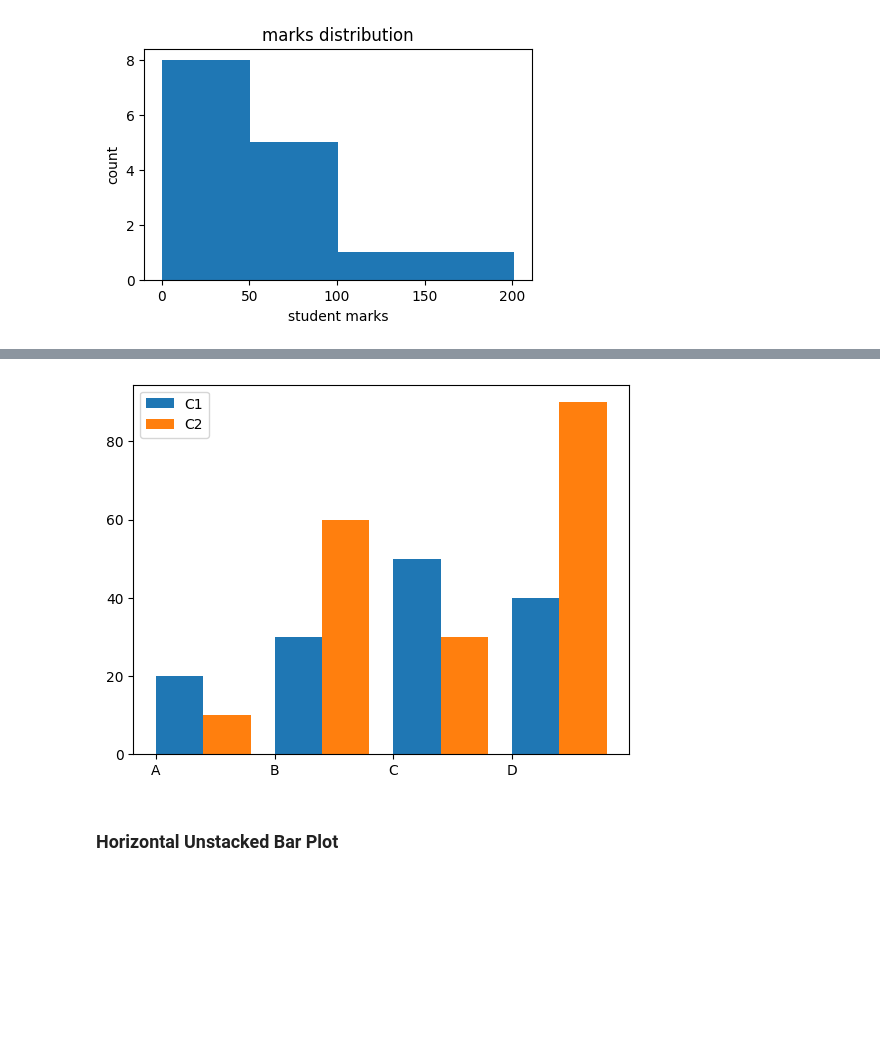
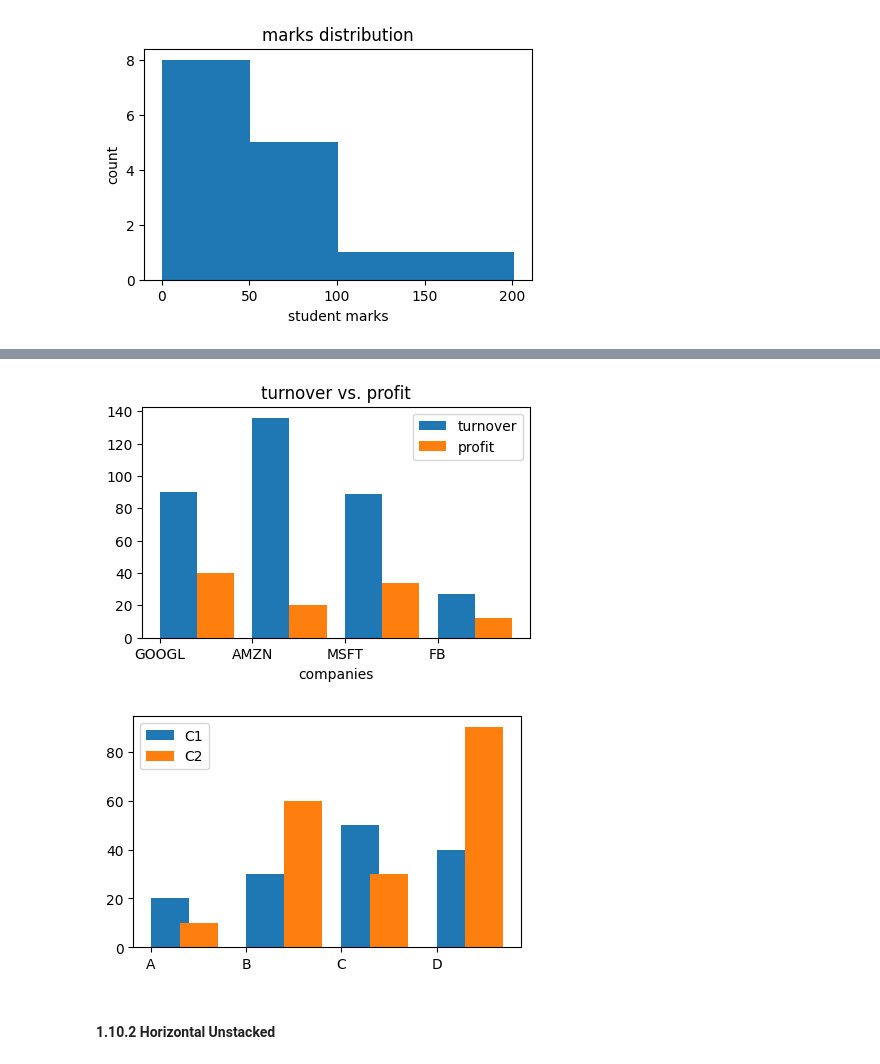
Before and after one commit to SAKSHISAAHU/Data_Analytics, a Jupyter notebook: 8.data_visulization/1.matplotlib.ipynb, the cells around one changed output, grey strips where cells are left out. Saved outputs shown, nothing was run; the diff lists cells and outputs as text; code cells hidden in the pictures; blank space fills up the shorter version.

```diff
--- a/8.data_visulization/1.matplotlib.ipynb
+++ b/8.data_visulization/1.matplotlib.ipynb
@@ -82,11 +321,24 @@ plt.show()
+# %%
+plt.figure(figsize=(5,3))
+plt.bar([0,1,2,3],df1['turnover'],width=0.4,align='edge',label='turnover')
+plt.bar([0.4,1.4,2.4,3.4],df1['profit'],width=0.4,align='edge',label='profit')
+plt.xticks([0,1,2,3],df1['company1'])
+plt.xlabel('companies')
+plt.title('turnover vs. profit')
+plt.legend()
+plt.show()
+# %% [output]
+[figure, added]
 # %%
+# manually entering values
+plt.figure(figsize=(5,3))
 plt.bar([0,1,2,3],[20,30,50,40],width=0.4,align='edge',label='C1')
-plt.bar([0.4,1.4,2.4,3.4],[10,60,30,90],width=0.4,align='edge',label='C2')
+plt.bar([0.3,1.4,2.3,3.3],[10,60,30,90],width=0.4,align='edge',label='C2')
 plt.xticks([0,1,2,3],['A','B','C','D'])
 plt.legend()
 plt.show()
 # %% [output]
-[figure, old version]
+[figure, new version]
 # %% [markdown]
-### **Horizontal Unstacked Bar Plot**
+#### **1.10.2 Horizontal Unstacked**
 # %%
```
Also changed, not shown: parts of 32 cells of this notebook.
